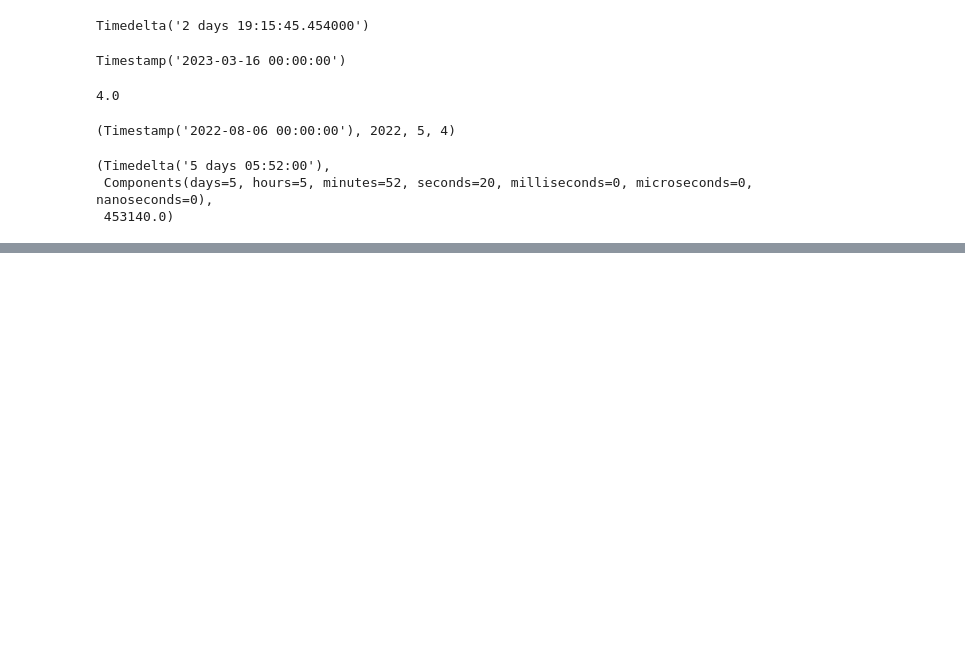
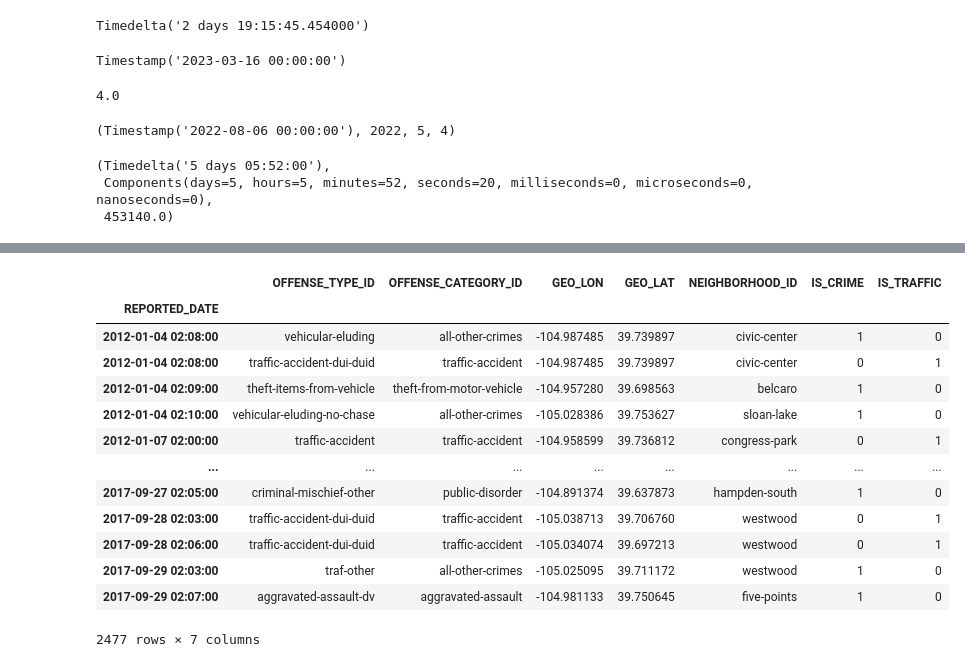
Before and after one commit to minstrel1149/pandas_practice-cookbook1, a Jupyter notebook: Pd_cookbook_1_chapter12.ipynb, the cells around one changed output, grey strips where cells are left out. Drawn from its saved outputs; the diff is of its cells as text; code cells hidden in the pictures; blank space fills up the shorter version.

```diff
--- a/Pd_cookbook_1_chapter12.ipynb
+++ b/Pd_cookbook_1_chapter12.ipynb
@@ -83,0 +171,19 @@ timedelta.round('min'), timedelta.components, timedelta.total_seconds()
+# %%
+# between_time() 메서드 활용해 날짜와 관계 없이 시간 구간으로 확인
+# 기존에는 include_end 파라미터 활용했으나, deprecate 예정이므로 inclusive 파라미터로 수정
+crime.between_time('2:00', '2:10', inclusive='both')
+# %% [output]
+|  | OFFENSE_TYPE_ID | OFFENSE_CATEGORY_ID | GEO_LON | GEO_LAT | NEIGHBORHOOD_ID | IS_CRIME | IS_TRAFFIC |
+| REPORTED_DATE |  |  |  |  |  |  |  |
+| 2012-01-04 02:08:00 | vehicular-eluding | all-other-crimes | -104.987485 | 39.739897 | civic-center | 1 | 0 |
+| 2012-01-04 02:08:00 | traffic-accident-dui-duid | traffic-accident | -104.987485 | 39.739897 | civic-center | 0 | 1 |
+| 2012-01-04 02:09:00 | theft-items-from-vehicle | theft-from-motor-vehicle | -104.957280 | 39.698563 | belcaro | 1 | 0 |
+| 2012-01-04 02:10:00 | vehicular-eluding-no-chase | all-other-crimes | -105.028386 | 39.753627 | sloan-lake | 1 | 0 |
+| 2012-01-07 02:00:00 | traffic-accident | traffic-accident | -104.958599 | 39.736812 | congress-park | 0 | 1 |
+| ... | ... | ... | ... | ... | ... | ... | ... |
+| 2017-09-27 02:05:00 | criminal-mischief-other | public-disorder | -104.891374 | 39.637873 | hampden-south | 1 | 0 |
+| 2017-09-28 02:03:00 | traffic-accident-dui-duid | traffic-accident | -105.038713 | 39.706760 | westwood | 0 | 1 |
+| 2017-09-28 02:06:00 | traffic-accident-dui-duid | traffic-accident | -105.034074 | 39.697213 | westwood | 0 | 1 |
+| 2017-09-29 02:03:00 | traf-other | all-other-crimes | -105.025095 | 39.711172 | westwood | 1 | 0 |
+| 2017-09-29 02:07:00 | aggravated-assault-dv | aggravated-assault | -104.981133 | 39.750645 | five-points | 1 | 0 |
+2477 rows × 7 columns
```
Also changed, not shown: parts of 17 cells of this notebook.
